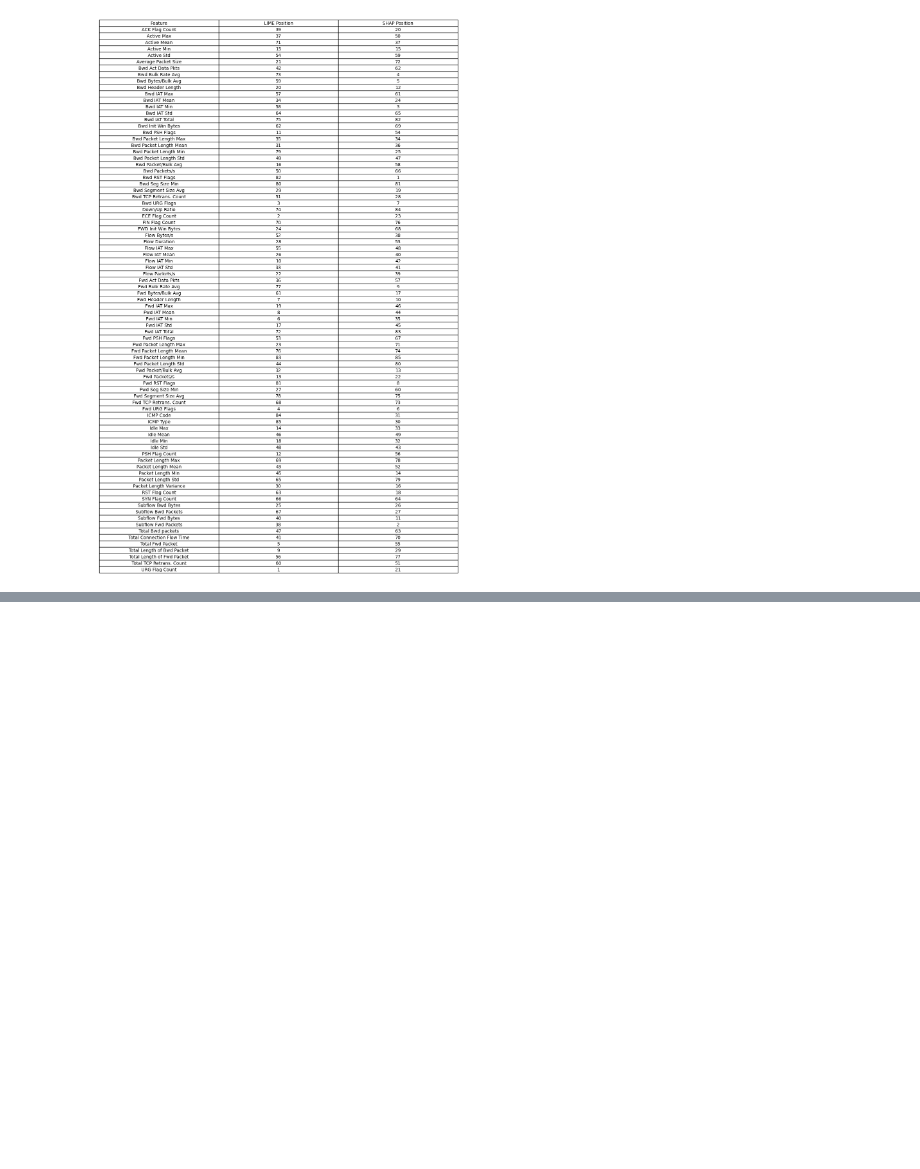
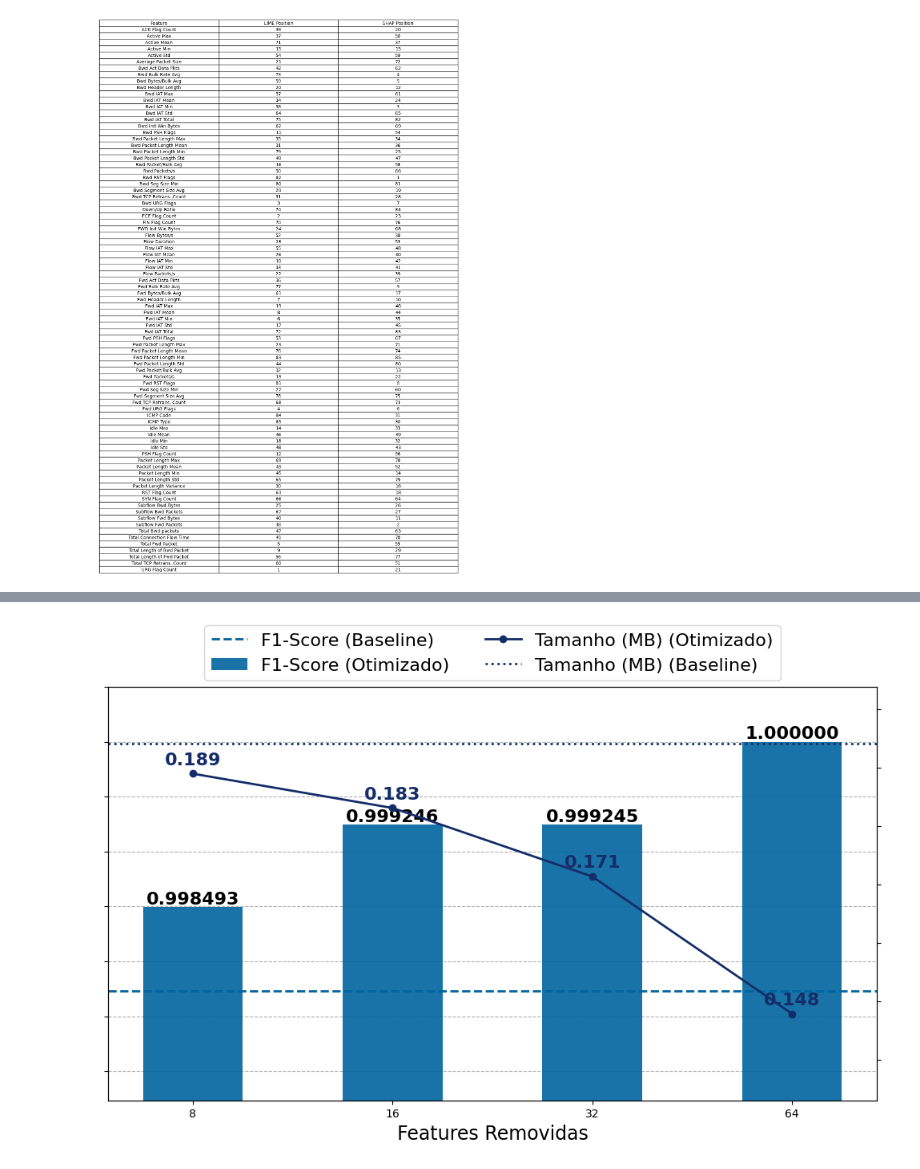
Before and after one commit to th-duvanel/ids-explainability, a Jupyter notebook: analysis.ipynb, the cells around one changed output, grey strips where cells are left out. Cells and saved outputs as stored; diff of their text form; code cells hidden in the pictures; blank space fills up the shorter version.

```diff
--- a/analysis.ipynb
+++ b/analysis.ipynb
@@ -471,0 +469,94 @@ for name, group in grouped:
+# %%
+def plot_dual_axis_tradeoff(df, ids_name, dataset_name, plots_path, f1_color='tab:blue', size_color='tab:red'):
+    experiments_df = df[df['experiment_type'] != 'baseline'].copy()
+
+    try:
+        experiments_df['features_removed'] = experiments_df['experiment_type'].apply(
+            lambda x: int(x.split('_')[-1])
+        )
+    except ValueError:
+        return
+
+    baseline_df = df[df['experiment_type'] == 'baseline'].iloc[0]
+    f1_baseline = baseline_df['f1_score']
+    size_baseline = baseline_df['model_size_mb']
+
+    grouped_data = experiments_df.groupby('features_removed').agg(
+        max_f1=('f1_score', 'max'),
+        avg_size=('model_size_mb', 'mean')
+    ).reset_index()
+
+    grouped_data = grouped_data.sort_values('features_removed')
+
+    x_labels = grouped_data['features_removed'].astype(str).tolist()
+    x_positions = np.arange(len(x_labels))
+
+    fig, ax1 = plt.subplots(figsize=(10, 6))
+
+    ax1.set_xlabel('Features Removidas', fontsize=17)
+
+    bar_width = 0.5
+    bars = ax1.bar(x_positions, grouped_data['max_f1'], bar_width, color=f1_color, alpha=0.9, label='F1-Score (Otimizado)')
+
+    ax1.axhline(y=f1_baseline, color=f1_color, linestyle='--', linewidth=2, label=f'F1-Score (Baseline)')
+
+    for bar in bars:
+        yval = bar.get_height()
+        ax1.text(bar.get_x() + bar.get_width()/2, yval, f'{yval:.6f}', ha='center', va='bottom', fontsize=16, fontweight='bold')
+
+    ax1.tick_params(axis='y', labelcolor=f1_color)
+
+    min_f1 = min(grouped_data['max_f1'].min(), f1_baseline) * 0.999
+    max_f1 = max(grouped_data['max_f1'].max(), f1_baseline) * 1.0005
+    ax1.set_ylim(min_f1, max_f1)
+
+    ax2 = ax1.twinx()
+
+    line, = ax2.plot(x_positions, grouped_data['avg_size'], color=size_color, marker='o', linestyle='-', linewidth=2, label='Tamanho (MB) (Otimizado)')
+
+    ax2.axhline(y=size_baseline, color=size_color, linestyle=':', linewidth=2, label=f'Tamanho (MB) (Baseline)')
+
+    for i, size_val in enumerate(grouped_data['avg_size']):
+        ax2.text(x_positions[i], size_val + 0.001, f'{size_val:.3f}', ha='center', va='bottom', fontsize=16, color=size_color, fontweight='bold')
+
+    ax2.tick_params(axis='y', labelcolor=size_color)
+
+    min_size = grouped_data['avg_size'].min() * 0.9
+    max_size = size_baseline * 1.05
+    ax2.set_ylim(min_size, max_size)
+
+    ax1.set_xticks(x_positions)
+    ax1.set_xticklabels(x_labels, fontsize=10)
+    ax1.set_yticklabels([])
+    ax2.set_yticklabels([])
+
+    fig.tight_layout()
+    ax1.grid(axis='y', linestyle='--', alpha=1)
+    ax1.set_axisbelow(True)
+
+    lines, labels = ax1.get_legend_handles_labels()
+    lines2, labels2 = ax2.get_legend_handles_labels()
+    ax1.legend(lines + lines2, labels + labels2, loc='upper center', bbox_to_anchor=(0.5, 1.17), ncol=2, frameon=True, fontsize=16)
+
+    file_name = f"dual_axis_tradeoff_{ids_name}_{dataset_name}.png"
+    plt.savefig(os.path.join(plots_path, file_name), dpi=300, bbox_inches='tight')
+    plt.show()
+
+grouped_dual_axis = combined_df.groupby(['ids', 'dataset'])
+
+for name, group in grouped_dual_axis:
+    ids_name, dataset_name = name
+
+    plots_path = os.path.join(os.getcwd(), 'notebooks', 'plots', ids_name)
+    os.makedirs(plots_path, exist_ok=True)
+
+    plot_dual_axis_tradeoff(
+        group,
+        ids_name,
+        dataset_name,
+        plots_path,
+        f1_color='#0064a0',
+        size_color='#142d69'
+    )
+# %% [output]
+[figure, added]
```
Also changed, not shown: parts of 4 cells of this notebook, 51 other files.
